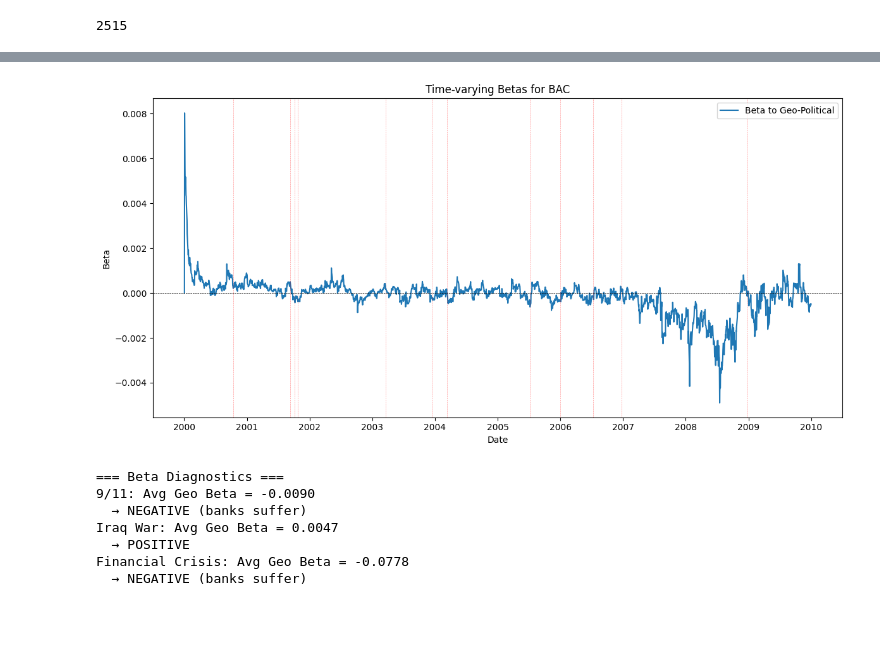
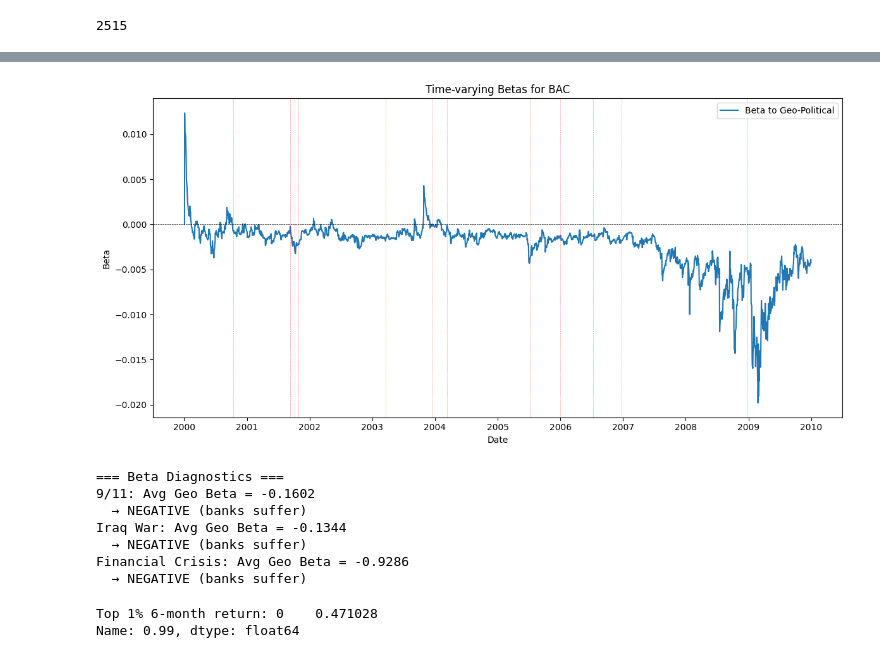
Before and after one commit to andreaskoul/geo_index_dcb, a Jupyter notebook: Geopol factor.ipynb, the cells around one changed output, grey strips where cells are left out. Drawn from its saved outputs; the diff is of its cells as text; code cells hidden in the pictures; blank space fills up the shorter version.

```diff
--- a/Geopol factor.ipynb
+++ b/Geopol factor.ipynb
@@ -40,7 +40,7 @@ SP_index.set_index('Date', inplace=True)
 # %%
 SP_index = SP_index.sort_index()
 
-SP_index = SP_index[ (SP_index.index >= '2000-01-03') & (SP_index.index <= '2009-12-31') ].copy()
+SP_index = SP_index[ (SP_index.index >= '2000-01-03') & (SP_index.index <= '2024-12-31') ].copy()
 # %%
 sector_data = sector_data.apply(pd.to_numeric, errors='coerce')
 # %%
@@ -89,11 +89,11 @@ Bank_data_other.set_index('date', inplace=True)
 # %%
 Bank_data= Bank_data.sort_index()
 
-Bank_data = Bank_data[ (Bank_data.index >= '2000-01-03') & (Bank_data.index <= '2009-12-31') ].copy()
+Bank_data = Bank_data[ (Bank_data.index >= '2000-01-03') & (Bank_data.index <= '2024-12-31') ].copy()
 # %%
 Bank_data_other = Bank_data_other.sort_index()
 
-Bank_data_other = Bank_data_other[ (Bank_data_other.index >= '2000-01-03') & (Bank_data_other.index <= '2009-12-31') ].copy()
+Bank_data_other = Bank_data_other[ (Bank_data_other.index >= '2000-01-03') & (Bank_data_other.index <= '2024-12-31') ].copy()
 # %%
 
 Bank_data = {ticker: group for ticker, group in Bank_data.groupby('TICKER')}
@@ -459,24 +412,12 @@ for ticker in z_i.keys():
 
 # beta_t['BAC'] = np.matmul(Sigma_FF_inv, Sigma_iF)  # (T, 2, 1)
 # %%
-# get mean beta for each t from top percentile of banks  (just for testing)
-mean_beta_t_geo = np.zeros(T)
-mean_beta_t_mkt = np.zeros(T)
-for t in range(T):
-    betas_geo = []
-    betas_mkt = []
-    for ticker in z_i.keys():
-        betas_mkt.append(beta_t[ticker][t, 0])
-        betas_geo.append(beta_t[ticker][t, 1])
-    mean_beta_t_geo[t] = np.median(betas_geo)
-    mean_beta_t_mkt[t] = np.median(betas_mkt)
+# align dates
+
+dates_aligned = y.index[-T:]
+betat_mkt = beta_t_BAC[:, 0]
+betat_geo = beta_t_BAC[:, 1]
 # %%
-dates_aligned = y.index[-T:]
-
-ticker = 'BAC'
-betat_geo = beta_t[ticker][:, 1]
-betat_mkt = beta_t[ticker][:, 0]
-
 events = {
     # --- Early 2000s ---
     'USS Cole Bombing': pd.Timestamp('2000-10-12'),
@@ -488,35 +429,35 @@ events = {
 
     # --- Middle East conflicts ---
     'Iraq Invasion': pd.Timestamp('2003-03-20'),
     'Capture of Saddam Hussein': pd.Timestamp('2003-12-13'),
     'Madrid Train Bombings': pd.Timestamp('2004-03-11'),
 
     # --- Terrorism in financial centers ---
     'London Bombings': pd.Timestamp('2005-07-07'),
 
     # --- Energy & geopolitical tension ---
     'Russia–Ukraine Gas Dispute': pd.Timestamp('2006-01-01'),
     'Israel–Hezbollah War': pd.Timestamp('2006-07-12'),
     'Iran Nuclear Sanctions Escalation': pd.Timestamp('2006-12-23'),
 
     # --- Late period ---
     'Gaza War': pd.Timestamp('2008-12-27')
 }
 
-beta_geo_rescaled = mean_beta_t_geo / scale_i #mean of betas of 10% of banks
+beta_geo_rescaled = betat_geo / scale_i
 plt.figure(figsize=(12, 6))
 plt.plot(dates_aligned, beta_geo_rescaled, label='Beta to Geo-Political')
 plt.axhline(y=0, color='black', linestyle='--', linewidth=0.5)
 for event, date in events.items():
     plt.axvline(x=date, color='red', linestyle='--', linewidth=0.4, alpha=0.5)
 plt.title('Time-varying Betas for BAC')
 plt.xlabel('Date')
 plt.ylabel('Beta')
 plt.legend()
 plt.tight_layout()
 plt.show()
 # %% [output]
-[figure, old version]
+[figure, new version]
 # %%
 # Diagnostic output
 crisis_periods = {
@@ -529,14 +470,14 @@ print("\n=== Beta Diagnostics ===")
 for period_name, (start, end) in crisis_periods.items():
     mask = (dates_aligned >= start) & (dates_aligned <= end)
     if mask.sum() > 0:
-        avg_beta = mean_beta_t_geo[mask].mean()
+        avg_beta = betat_geo[mask].mean()
         print(f"{period_name}: Avg Geo Beta = {avg_beta:.4f}")
         print(f"  → {'NEGATIVE (banks suffer)' if avg_beta < 0 else 'POSITIVE'}")
 # %% [output]
 === Beta Diagnostics ===
-9/11: Avg Geo Beta = -0.0090
+9/11: Avg Geo Beta = -0.1602
   → NEGATIVE (banks suffer)
-Iraq War: Avg Geo Beta = 0.0047
-  → POSITIVE
-Financial Crisis: Avg Geo Beta = -0.0778
+Iraq War: Avg Geo Beta = -0.1344
   → NEGATIVE (banks suffer)
+Financial Crisis: Avg Geo Beta = -0.9286
+  → NEGATIVE (banks suffer)
@@ -542,0 +489,6 @@ Financial Crisis: Avg Geo Beta = -0.0778
+# %%
+top_1pct = six_month_factor_return.quantile(0.99)
+print("Top 1% 6-month return:", top_1pct)
+# %% [output]
+Top 1% 6-month return: 0    0.471028
+Name: 0.99, dtype: float64
```
Also changed, not shown: parts of 24 cells of this notebook, 2 other files.
